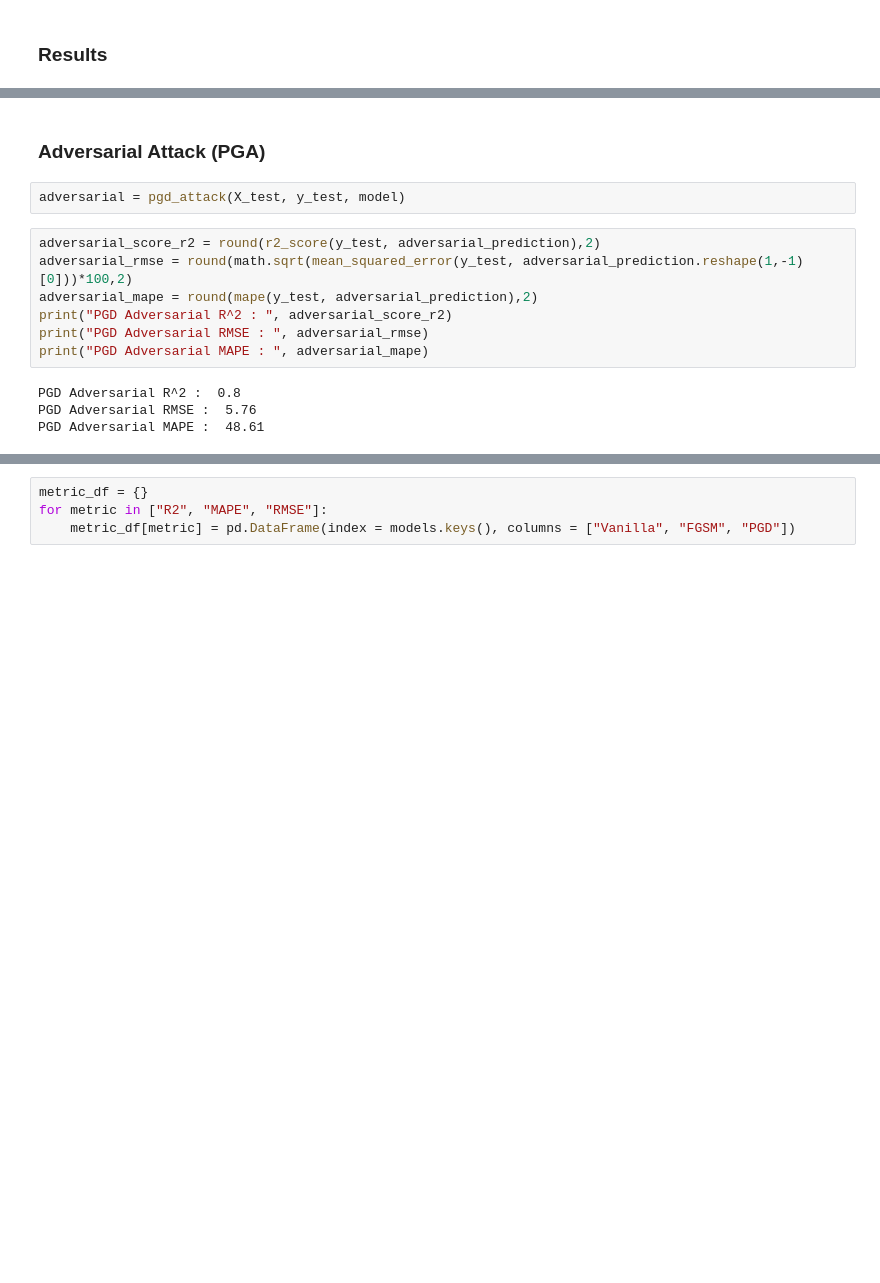
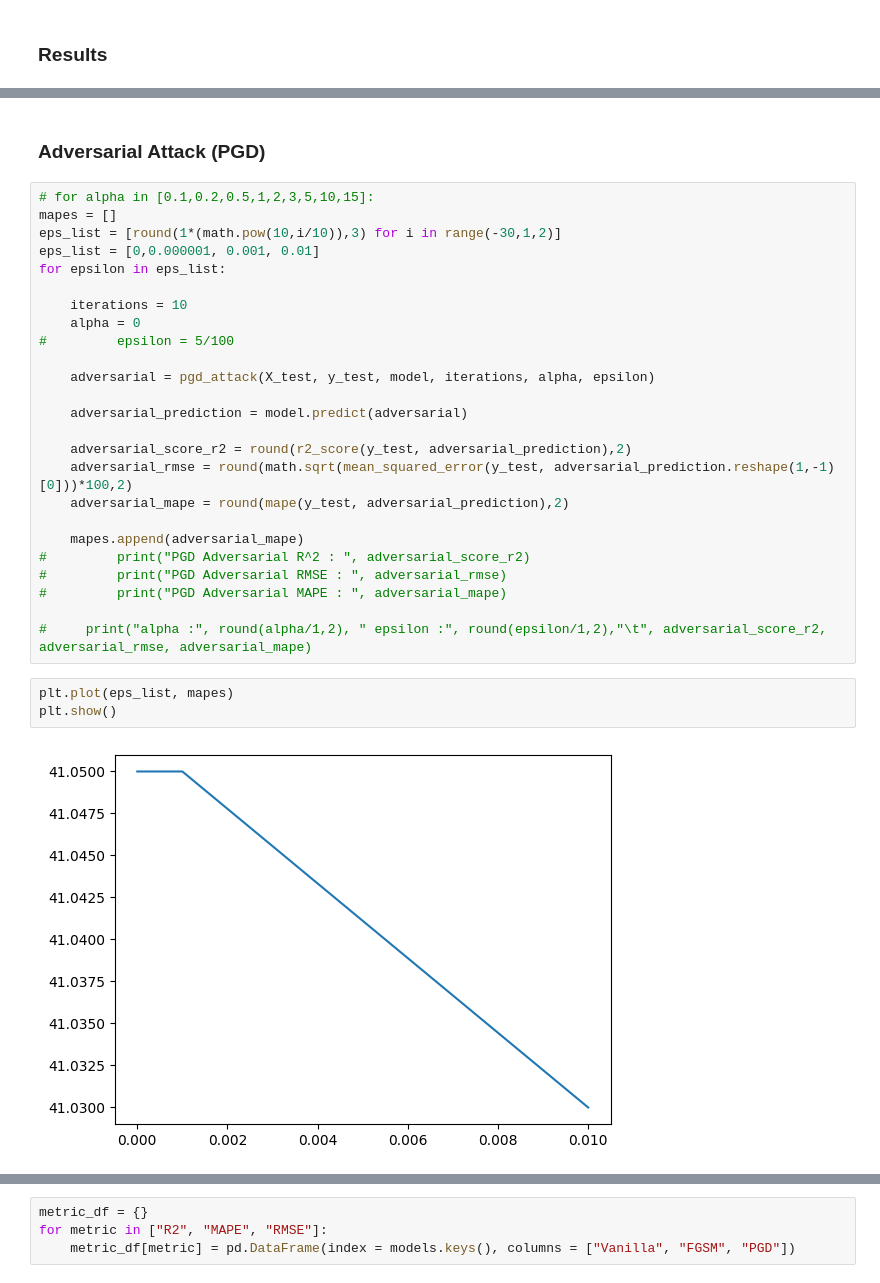
Before and after one commit to GoktugOcal/time-series-adversarial-attacks, a Jupyter notebook: main.ipynb, the cells around one changed output, grey strips where cells are left out. Drawn from its saved outputs; the diff is of its cells as text; blank space fills up the shorter version.

```diff
--- a/main.ipynb
+++ b/main.ipynb
@@ -248,15 +264,32 @@ plot_predictions(y_test, adversarial_prediction, "adversarial example")
 # %% [markdown]
-### Adversarial Attack (PGA)
+### Adversarial Attack (PGD)
-# %%
-adversarial = pgd_attack(X_test, y_test, model)
 # %%
-adversarial_score_r2 = round(r2_score(y_test, adversarial_prediction),2)
-adversarial_rmse = round(math.sqrt(mean_squared_error(y_test, adversarial_prediction.reshape(1,-1)[0]))*100,2)
-adversarial_mape = round(mape(y_test, adversarial_prediction),2)
-print("PGD Adversarial R^2 : ", adversarial_score_r2)
-print("PGD Adversarial RMSE : ", adversarial_rmse)
-print("PGD Adversarial MAPE : ", adversarial_mape)
+# for alpha in [0.1,0.2,0.5,1,2,3,5,10,15]:
+mapes = []
+eps_list = [round(1*(math.pow(10,i/10)),3) for i in range(-30,1,2)]
+eps_list = [0,0.000001, 0.001, 0.01]
+for epsilon in eps_list:
+
+    iterations = 10
+    alpha = 0
+#         epsilon = 5/100
+
+    adversarial = pgd_attack(X_test, y_test, model, iterations, alpha, epsilon)
+
+    adversarial_prediction = model.predict(adversarial)
+
+    adversarial_score_r2 = round(r2_score(y_test, adversarial_prediction),2)
+    adversarial_rmse = round(math.sqrt(mean_squared_error(y_test, adversarial_prediction.reshape(1,-1)[0]))*100,2)
+    adversarial_mape = round(mape(y_test, adversarial_prediction),2)
+
+    mapes.append(adversarial_mape)
+#         print("PGD Adversarial R^2 : ", adversarial_score_r2)
+#         print("PGD Adversarial RMSE : ", adversarial_rmse)
+#         print("PGD Adversarial MAPE : ", adversarial_mape)
+
+#     print("alpha :", round(alpha/1,2), " epsilon :", round(epsilon/1,2),"\t", adversarial_score_r2, adversarial_rmse, adversarial_mape)
-# %% [output]
-PGD Adversarial R^2 :  0.8
-PGD Adversarial RMSE :  5.76
-PGD Adversarial MAPE :  48.61
+# %%
+plt.plot(eps_list, mapes)
+plt.show()
+# %% [output]
+[figure, added]
```
Also changed, not shown: parts of 17 cells of this notebook.
